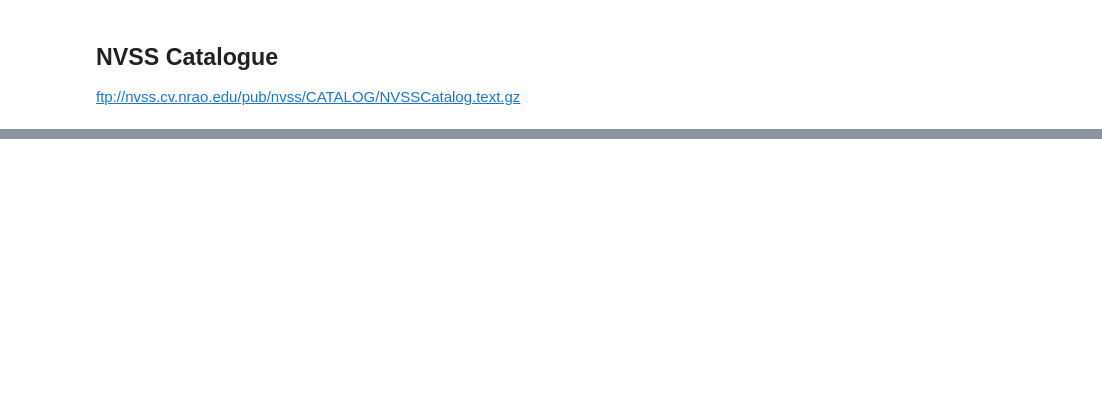
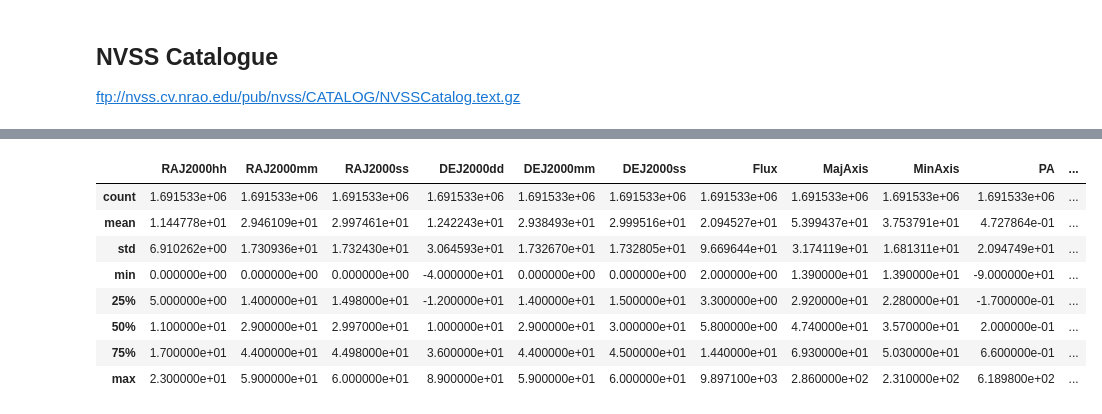
Before and after one commit to chrisfinlay/RFIsim, a Jupyter notebook: VO_example_for_Sky_model_w_NVSS_n_SUMSS-Copy1.ipynb, the cells around one changed output, grey strips where cells are left out. Saved outputs shown, nothing was run; the diff lists cells and outputs as text; code cells hidden in the pictures; blank space fills up the shorter version.

```diff
--- a/VO_example_for_Sky_model_w_NVSS_n_SUMSS-Copy1.ipynb
+++ b/VO_example_for_Sky_model_w_NVSS_n_SUMSS-Copy1.ipynb
@@ -350,0 +422,20 @@ df[corr_ex].values
+# %%
+df['MinAxis'][df['MinAxis'].str.contains('<')] = df['MinAxis'][df['MinAxis'].str.contains('<')].str[1:]
+# %%
+df['dec_sign'] = pd.to_numeric(df['DEJ2000dd'].str[0]+'1')
+# %%
+df = df.apply(pd.to_numeric, errors='coerce')
+# %%
+df = df.dropna()
+# %%
+df.describe()
+# %% [output]
+|  | RAJ2000hh | RAJ2000mm | RAJ2000ss | DEJ2000dd | DEJ2000mm | DEJ2000ss | Flux | MajAxis | MinAxis | PA | ... |
+| count | 1.691533e+06 | 1.691533e+06 | 1.691533e+06 | 1.691533e+06 | 1.691533e+06 | 1.691533e+06 | 1.691533e+06 | 1.691533e+06 | 1.691533e+06 | 1.691533e+06 | ... |
+| mean | 1.144778e+01 | 2.946109e+01 | 2.997461e+01 | 1.242243e+01 | 2.938493e+01 | 2.999516e+01 | 2.094527e+01 | 5.399437e+01 | 3.753791e+01 | 4.727864e-01 | ... |
+| std | 6.910262e+00 | 1.730936e+01 | 1.732430e+01 | 3.064593e+01 | 1.732670e+01 | 1.732805e+01 | 9.669644e+01 | 3.174119e+01 | 1.681311e+01 | 2.094749e+01 | ... |
+| min | 0.000000e+00 | 0.000000e+00 | 0.000000e+00 | -4.000000e+01 | 0.000000e+00 | 0.000000e+00 | 2.000000e+00 | 1.390000e+01 | 1.390000e+01 | -9.000000e+01 | ... |
+| 25% | 5.000000e+00 | 1.400000e+01 | 1.498000e+01 | -1.200000e+01 | 1.400000e+01 | 1.500000e+01 | 3.300000e+00 | 2.920000e+01 | 2.280000e+01 | -1.700000e-01 | ... |
+| 50% | 1.100000e+01 | 2.900000e+01 | 2.997000e+01 | 1.000000e+01 | 2.900000e+01 | 3.000000e+01 | 5.800000e+00 | 4.740000e+01 | 3.570000e+01 | 2.000000e-01 | ... |
+| 75% | 1.700000e+01 | 4.400000e+01 | 4.498000e+01 | 3.600000e+01 | 4.400000e+01 | 4.500000e+01 | 1.440000e+01 | 6.930000e+01 | 5.030000e+01 | 6.600000e-01 | ... |
+| max | 2.300000e+01 | 5.900000e+01 | 6.000000e+01 | 8.900000e+01 | 5.900000e+01 | 6.000000e+01 | 9.897100e+03 | 2.860000e+02 | 2.310000e+02 | 6.189800e+02 | ... |
```
Also changed, not shown: parts of 47 cells of this notebook, 3 other files.
